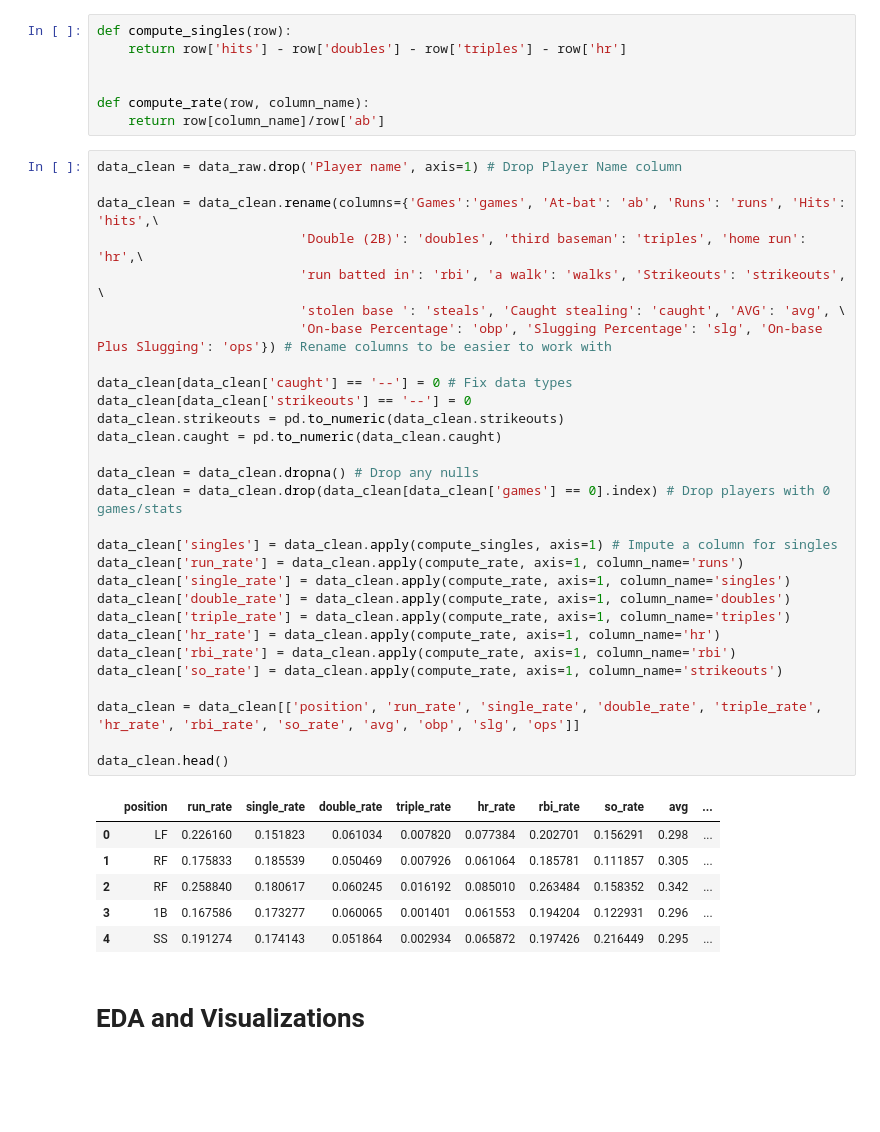
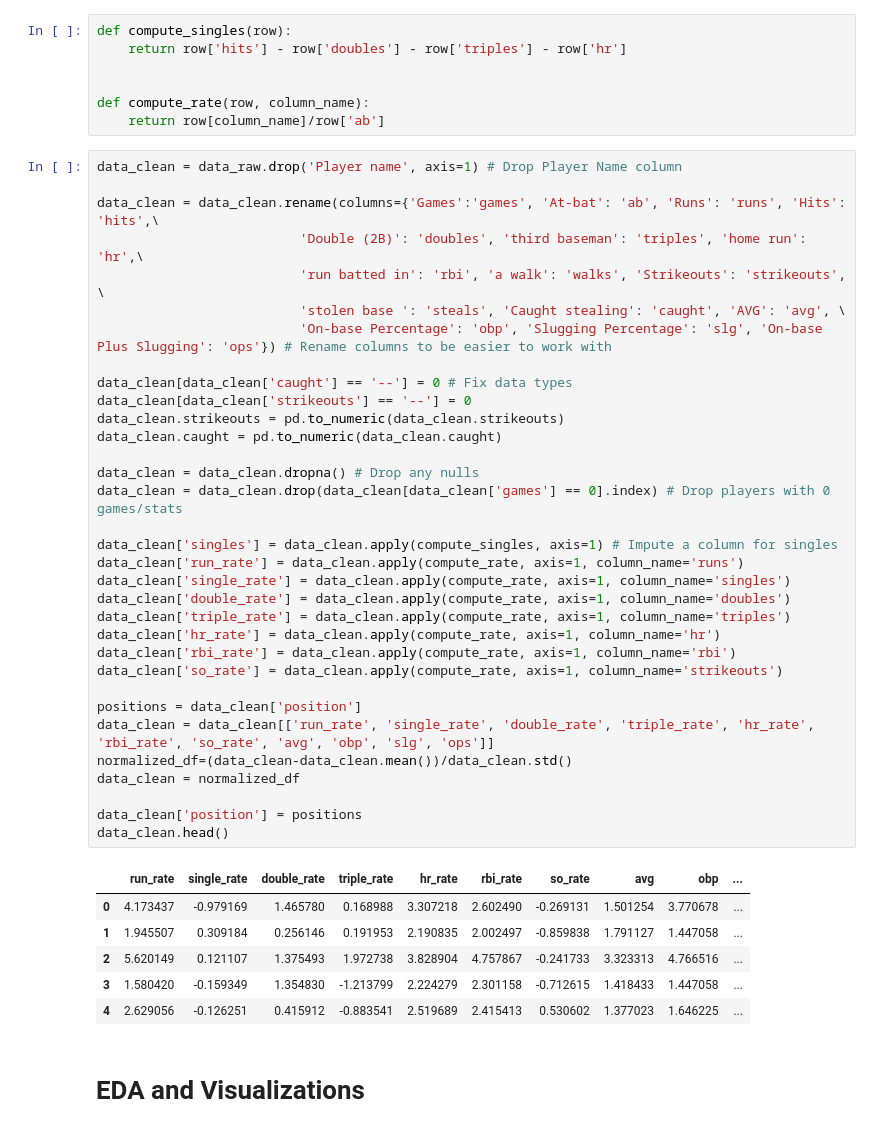
Before and after one commit to Pholmgrendev/UnsupervisedPositions, a Jupyter notebook: HItterClusters.ipynb, the cells around one changed output. Drawn from its saved outputs; the diff is of its cells as text; blank space fills up the shorter version.

```diff
--- a/HItterClusters.ipynb
+++ b/HItterClusters.ipynb
@@ -107,39 +108,43 @@ def compute_rate(row, column_name):
 # %%
 data_clean = data_raw.drop('Player name', axis=1) # Drop Player Name column
 
 data_clean = data_clean.rename(columns={'Games':'games', 'At-bat': 'ab', 'Runs': 'runs', 'Hits': 'hits',\
                           'Double (2B)': 'doubles', 'third baseman': 'triples', 'home run': 'hr',\
                           'run batted in': 'rbi', 'a walk': 'walks', 'Strikeouts': 'strikeouts', \
                           'stolen base ': 'steals', 'Caught stealing': 'caught', 'AVG': 'avg', \
                           'On-base Percentage': 'obp', 'Slugging Percentage': 'slg', 'On-base Plus Slugging': 'ops'}) # Rename columns to be easier to work with
 
 data_clean[data_clean['caught'] == '--'] = 0 # Fix data types
 data_clean[data_clean['strikeouts'] == '--'] = 0
 data_clean.strikeouts = pd.to_numeric(data_clean.strikeouts)
 data_clean.caught = pd.to_numeric(data_clean.caught)
 
 data_clean = data_clean.dropna() # Drop any nulls
 data_clean = data_clean.drop(data_clean[data_clean['games'] == 0].index) # Drop players with 0 games/stats
 
 data_clean['singles'] = data_clean.apply(compute_singles, axis=1) # Impute a column for singles
 data_clean['run_rate'] = data_clean.apply(compute_rate, axis=1, column_name='runs')
 data_clean['single_rate'] = data_clean.apply(compute_rate, axis=1, column_name='singles')
 data_clean['double_rate'] = data_clean.apply(compute_rate, axis=1, column_name='doubles')
 data_clean['triple_rate'] = data_clean.apply(compute_rate, axis=1, column_name='triples')
 data_clean['hr_rate'] = data_clean.apply(compute_rate, axis=1, column_name='hr')
 data_clean['rbi_rate'] = data_clean.apply(compute_rate, axis=1, column_name='rbi')
 data_clean['so_rate'] = data_clean.apply(compute_rate, axis=1, column_name='strikeouts')
 
-data_clean = data_clean[['position', 'run_rate', 'single_rate', 'double_rate', 'triple_rate', 'hr_rate', 'rbi_rate', 'so_rate', 'avg', 'obp', 'slg', 'ops']]
+positions = data_clean['position']
+data_clean = data_clean[['run_rate', 'single_rate', 'double_rate', 'triple_rate', 'hr_rate', 'rbi_rate', 'so_rate', 'avg', 'obp', 'slg', 'ops']]
+normalized_df=(data_clean-data_clean.mean())/data_clean.std()
+data_clean = normalized_df
 
+data_clean['position'] = positions
 data_clean.head()
 # %% [output]
-|  | position | run_rate | single_rate | double_rate | triple_rate | hr_rate | rbi_rate | so_rate | avg | ... |
-| 0 | LF | 0.226160 | 0.151823 | 0.061034 | 0.007820 | 0.077384 | 0.202701 | 0.156291 | 0.298 | ... |
-| 1 | RF | 0.175833 | 0.185539 | 0.050469 | 0.007926 | 0.061064 | 0.185781 | 0.111857 | 0.305 | ... |
-| 2 | RF | 0.258840 | 0.180617 | 0.060245 | 0.016192 | 0.085010 | 0.263484 | 0.158352 | 0.342 | ... |
-| 3 | 1B | 0.167586 | 0.173277 | 0.060065 | 0.001401 | 0.061553 | 0.194204 | 0.122931 | 0.296 | ... |
-| 4 | SS | 0.191274 | 0.174143 | 0.051864 | 0.002934 | 0.065872 | 0.197426 | 0.216449 | 0.295 | ... |
+|  | run_rate | single_rate | double_rate | triple_rate | hr_rate | rbi_rate | so_rate | avg | obp | ... |
+| 0 | 4.173437 | -0.979169 | 1.465780 | 0.168988 | 3.307218 | 2.602490 | -0.269131 | 1.501254 | 3.770678 | ... |
+| 1 | 1.945507 | 0.309184 | 0.256146 | 0.191953 | 2.190835 | 2.002497 | -0.859838 | 1.791127 | 1.447058 | ... |
+| 2 | 5.620149 | 0.121107 | 1.375493 | 1.972738 | 3.828904 | 4.757867 | -0.241733 | 3.323313 | 4.766516 | ... |
+| 3 | 1.580420 | -0.159349 | 1.354830 | -1.213799 | 2.224279 | 2.301158 | -0.712615 | 1.418433 | 1.447058 | ... |
+| 4 | 2.629056 | -0.126251 | 0.415912 | -0.883541 | 2.519689 | 2.415413 | 0.530602 | 1.377023 | 1.646225 | ... |
 # %% [markdown]
 # EDA and Visualizations
 # %% [markdown]
```
Also changed, not shown: parts of 26 cells of this notebook.
